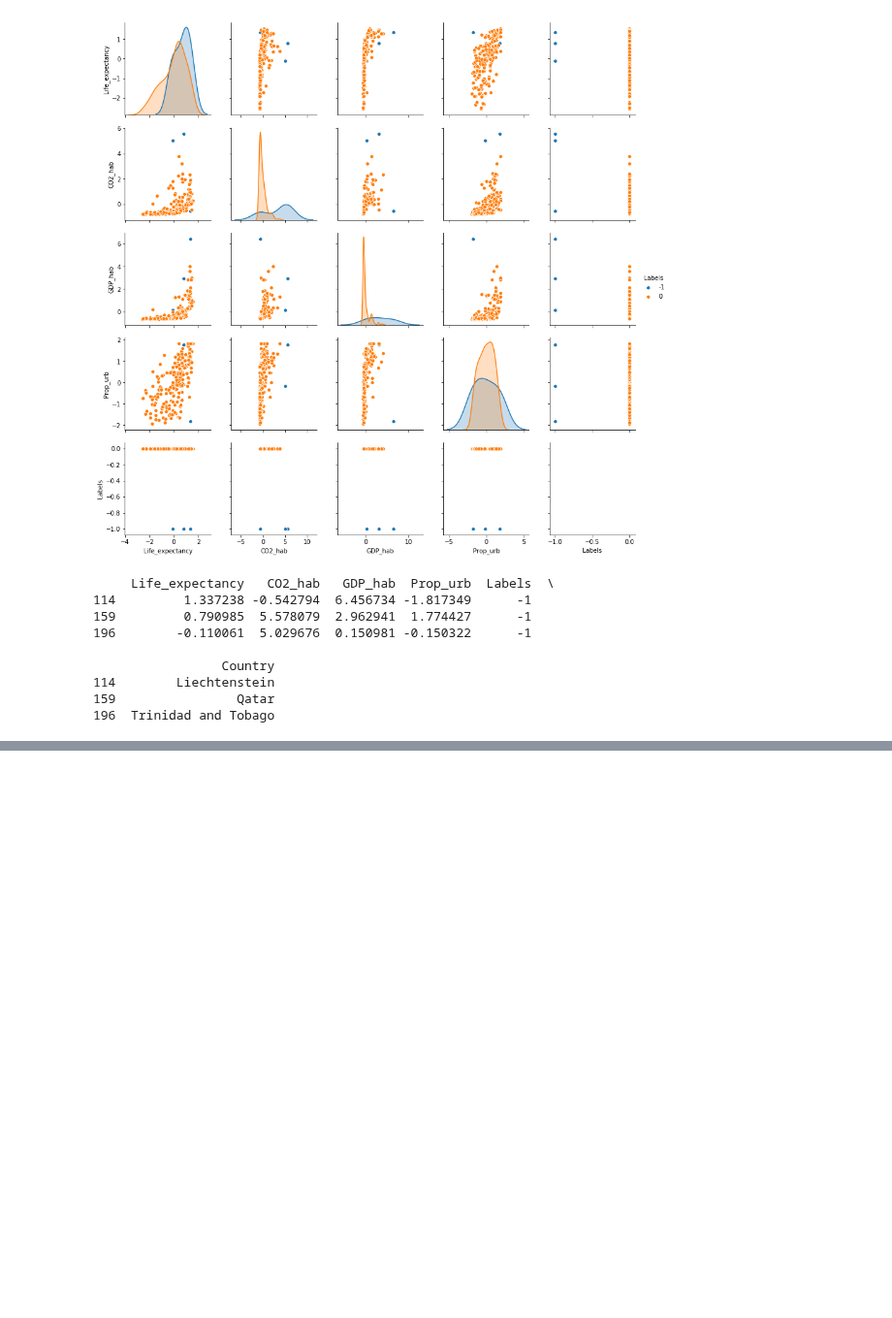
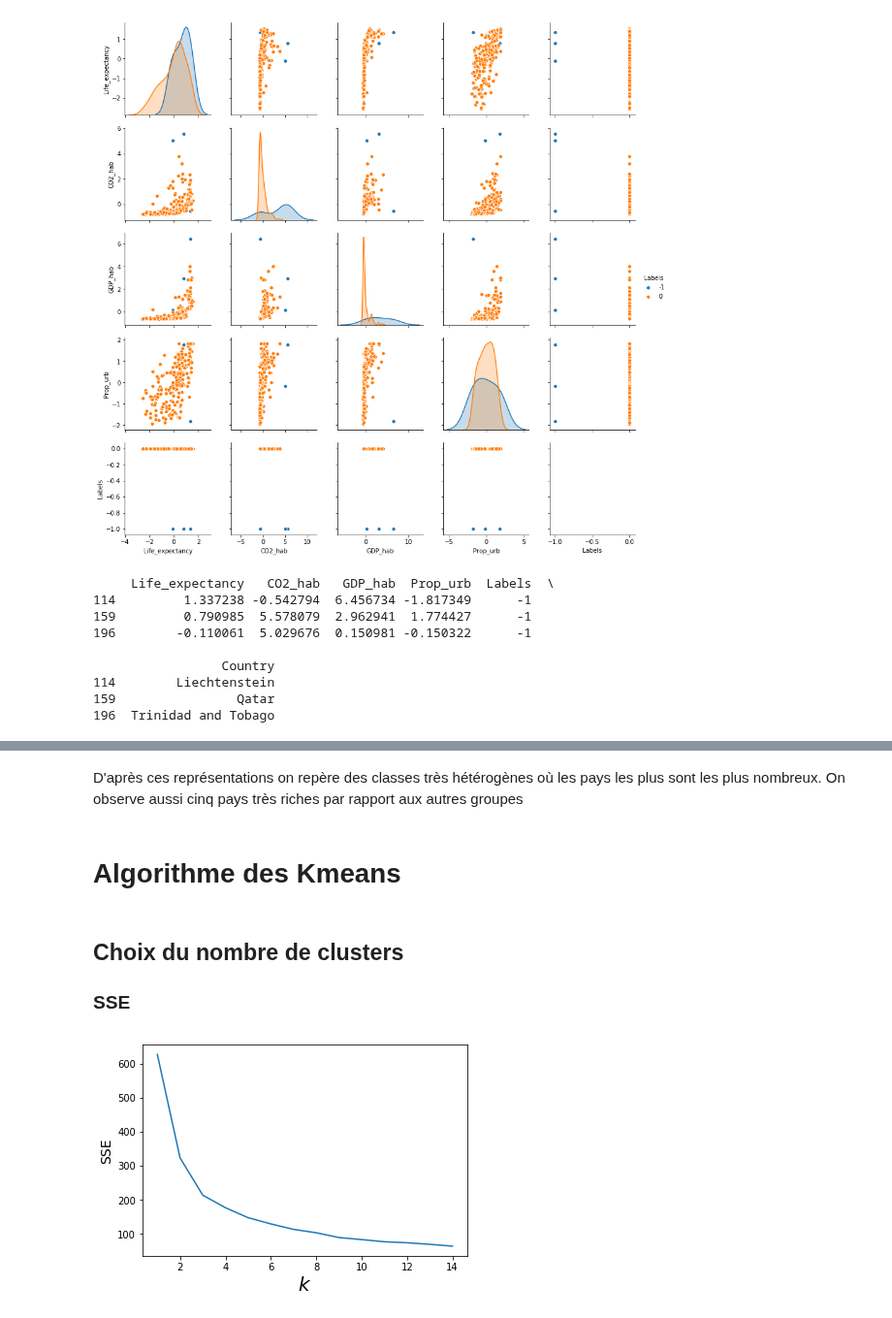
Before and after one commit to LisaNicvert/IA_project, a Jupyter notebook: IA_project_complex.ipynb, the cells around one changed output, grey strips where cells are left out. Shown at 97% size. Cells and saved outputs as stored; diff of their text form; code cells hidden in the pictures; blank space fills up the shorter version.

```diff
--- a/IA_project_complex.ipynb
+++ b/IA_project_complex.ipynb
@@ -322,0 +351,11 @@ print(df_clustering_countries[df_clustering_countries['Labels'] == -1])
+# %% [markdown]
+D'après ces représentations on repère des classes très hétérogènes où les pays les plus sont les plus nombreux. On observe aussi cinq pays très riches par rapport aux autres groupes
+# %% [markdown]
+# Algorithme des Kmeans
+# %% [markdown]
+## Choix du nombre de clusters
+### SSE
+# %%
+sse=kmeans_SSE(df_without_outliers)
+# %% [output]
+[figure, added]
```
Also changed, not shown: parts of 6 cells of this notebook, 1 other file.
